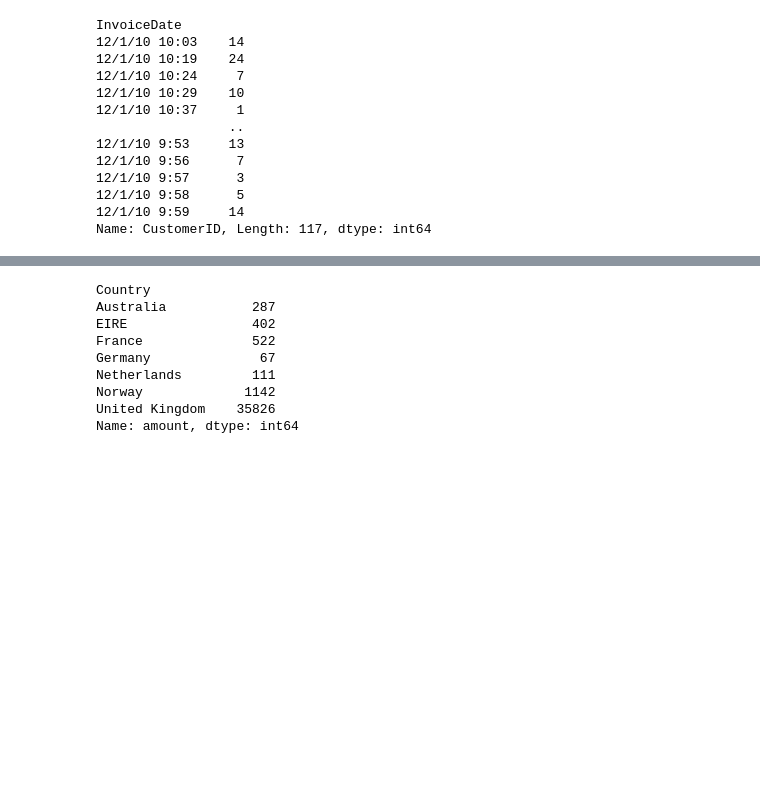
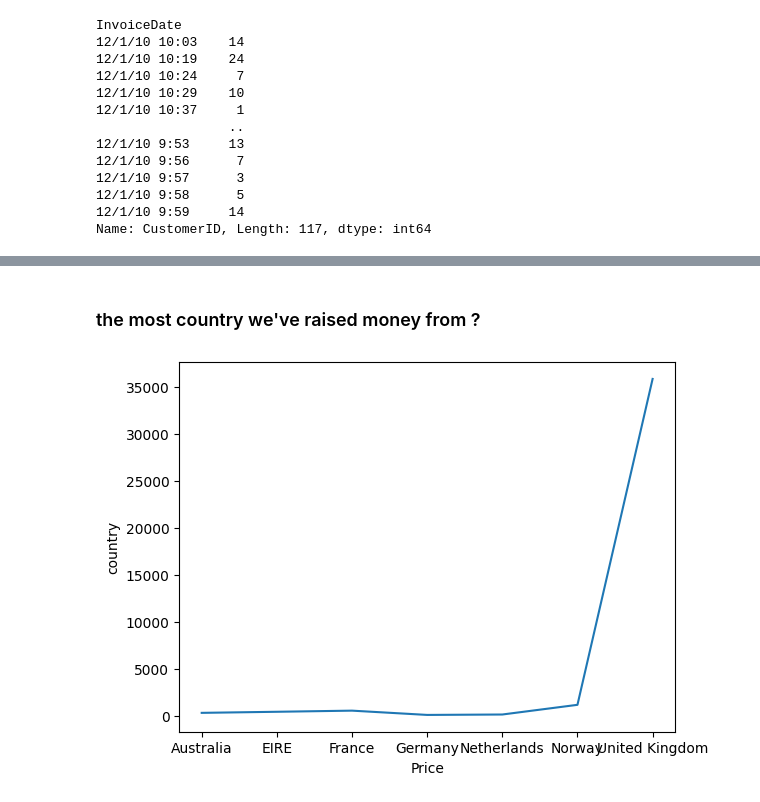
Before and after one commit to Amira-Chouaieb/E-commerce_analysis, a Jupyter notebook: index.ipynb, the cells around one changed output, grey strips where cells are left out. Cells and saved outputs as stored; diff of their text form; code cells hidden in the pictures; blank space fills up the shorter version.

Commit message:
E-commerce_analysis

```diff
--- a/index.ipynb
+++ b/index.ipynb
@@ -126,3 +123,0 @@ Name: CustomerID, Length: 2500, dtype: float64
-# %%
-commerce["StockCode"] = commerce["StockCode"].fillna(0.0)
-commerce["CustomerID"] = commerce["CustomerID"].fillna(0.0)
@@ -209,21 +218,20 @@ Name: CustomerID, Length: 117, dtype: int64
+# %% [markdown]
+### the most country we've raised money from ?
 # %%
 R=commerce['Quantity'].tolist()
 Prix=commerce['UnitPrice'].tolist()
 amount=[]
-P=0
 for i in range(len(R)):
     amountID=int(R[i])*int(Prix[i])
     amount.append(amountID)
 commerce['amount']=amount
 Country_amount = commerce.groupby('Country')['amount'].sum()
 Country_amount
+x=['Australia','EIRE','France','Germany','Netherlands','Norway','United Kingdom']
+y=Country_amount.tolist()
+plt.plot(x,y)
+plt.xlabel("Price")
+plt.ylabel("country")
+plt.show()
 # %% [output]
-Country
-Australia           287
-EIRE                402
-France              522
-Germany              67
-Netherlands         111
-Norway             1142
-United Kingdom    35826
-Name: amount, dtype: int64
+[figure, added]
```
Also changed, not shown: parts of 16 cells of this notebook, 1 other file.
